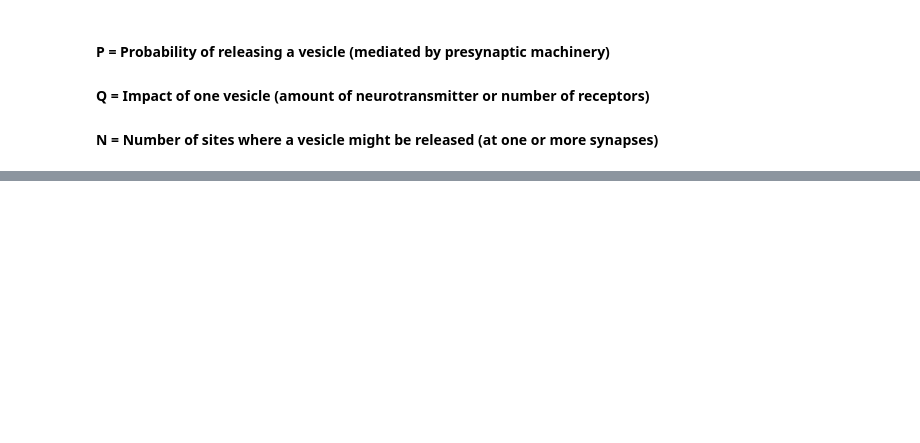
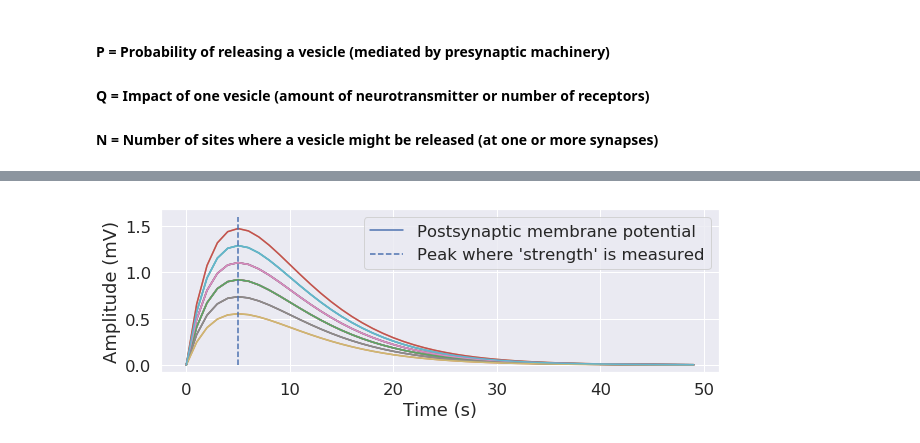
Before and after one commit to rgerkin/dacn-lectures, a Jupyter notebook: synapses.ipynb, the cells around one changed output, grey strips where cells are left out. Drawn from its saved outputs; the diff is of its cells as text; code cells hidden in the pictures; blank space fills up the shorter version.

```diff
--- a/synapses.ipynb
+++ b/synapses.ipynb
@@ -101,0 +124,4 @@ Starting simulation at t=0. s for a duration of 1. s
+# %%
+plot_psp(p=0.5, count=20)
+# %% [output]
+[figure, added]
```
Also changed, not shown: parts of 12 cells of this notebook.
